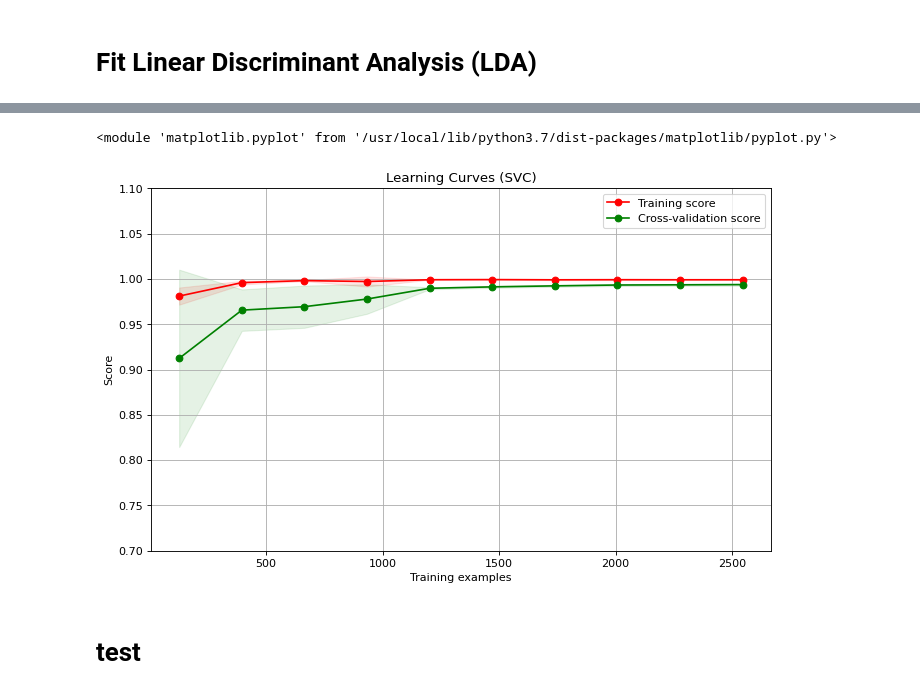
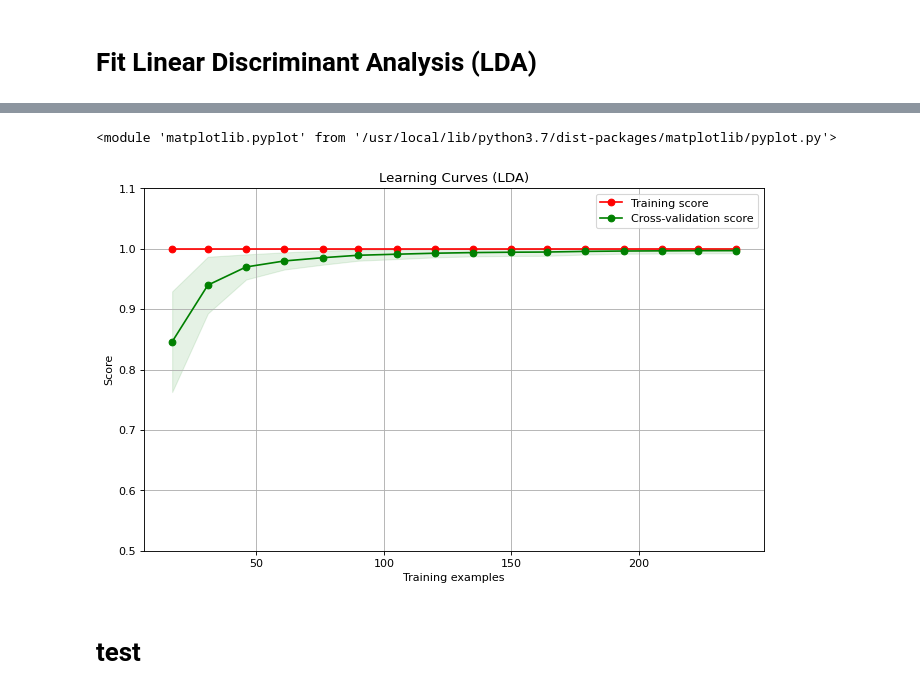
Before and after one commit to Amirosein/AGB-stars-ML-project, a Jupyter notebook: Milestone2/AGB_Project_2.ipynb, the cells around one changed output, grey strips where cells are left out. Saved outputs shown, nothing was run; the diff lists cells and outputs as text; code cells hidden in the pictures.

```diff
--- a/Milestone2/AGB_Project_2.ipynb
+++ b/Milestone2/AGB_Project_2.ipynb
@@ -374,12 +337,13 @@ weighted avg       1.00      1.00      1.00     15914
 # %%
-title = "Learning Curves (SVC)"
+title = "Learning Curves (LDA)"
 
-estimator = SVC(C=1000, gamma= 0.001, kernel= 'rbf')
+estimator = LDA()
 
-plot_learning_curve(estimator, title, X_ps, Y_O.values.ravel(), ylim=(0.7, 1.1),
-                    train_sizes=np.linspace(0.002,0.04,10), cv=5)
+cv = ShuffleSplit(n_splits=100, test_size=0.97, random_state=42)
+plot_learning_curve(estimator, title, X_ps, Y_O, ylim=(0.5, 1.1),
+                    train_sizes=np.linspace(0.001, 0.1, 17), cv=cv, n_jobs=4)
 # %% [output]
 <module 'matplotlib.pyplot' from '/usr/local/lib/python3.7/dist-packages/matplotlib/pyplot.py'>
-[figure, old version]
+[figure, new version]
 # %% [markdown]
 # test
```
Also changed, not shown: parts of 5 cells of this notebook.
